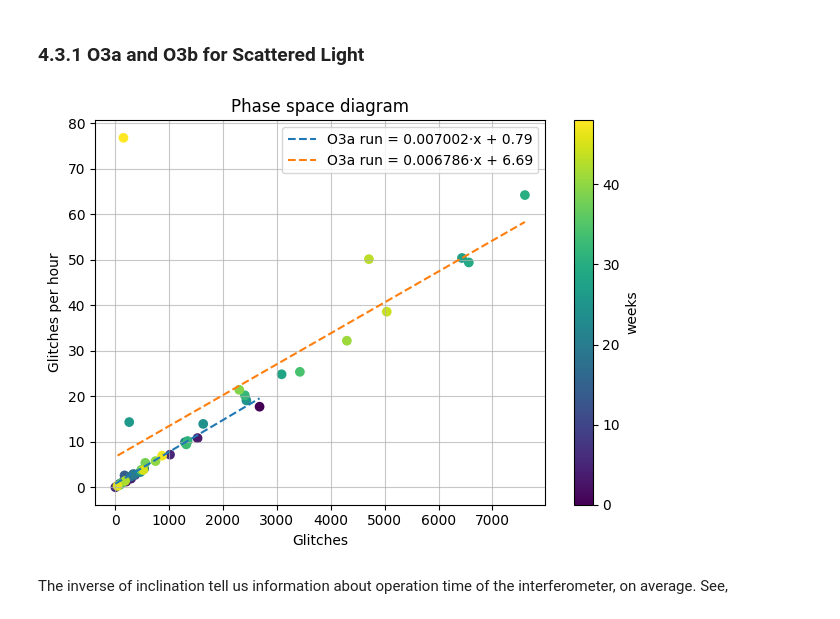
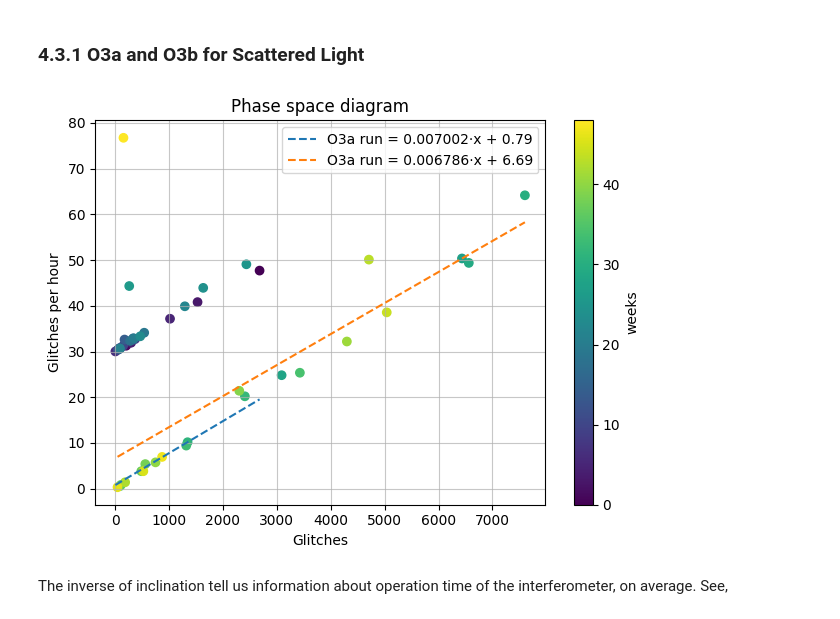
Before and after one commit to physerikc/gravitational-waves, a Jupyter notebook: glitch_statistic_O3run.ipynb, the cells around one changed output. Drawn from its saved outputs; the diff is of its cells as text; code cells hidden in the pictures.

```diff
--- a/glitch_statistic_O3run.ipynb
+++ b/glitch_statistic_O3run.ipynb
@@ -274,35 +274,35 @@ plt.plot(x_reg, y_reg, '--', label=f'O3a run = {c:.6f}·x + {d:.2f}')
 weeks_total = np.arange(len(counts_psd_a) + len(counts_psd_b))
 
 # Fixed limits for the color scale
 vmin = weeks_total.min()
 vmax = weeks_total.max()
 
 # scatter = main_plt.scatter(counts, rate, marker='o',
 #                             c=weeks_total, cmap='viridis',)
 # Scatter O3a
-scattera = main_plt.scatter(counts_psd_a, rate_psd_a, marker='o',
+scattera = main_plt.scatter(counts_psd_a, rate_psd_a+30, marker='o',
                             c=weeks_total[:len(counts_psd_a)], cmap='viridis',
                             vmin=vmin, vmax=vmax)
 
 # Scatter O3b
 scatterb = main_plt.scatter(counts_psd_b, rate_psd_b, marker='o',
                             c=weeks_total[len(counts_psd_a):], cmap='viridis',
                             vmin=vmin, vmax=vmax)
 
 # Unique colorbar
 cbar = plt.colorbar(scattera)
 cbar.set_label('weeks')
 
 plt.title('Phase space diagram')
 plt.xlabel('Glitches')
 plt.ylabel('Glitches per hour')
 
 plt.grid(linestyle='-', alpha=0.7)
 plt.tight_layout()
 plt.legend()
 plt.show()
 # %% [output]
-[figure, old version]
+[figure, new version]
 # %% [markdown]
 The inverse of inclination tell us information about operation time of the interferometer, on average. See,
 # %%
```
Also changed, not shown: parts of 4 cells of this notebook.
